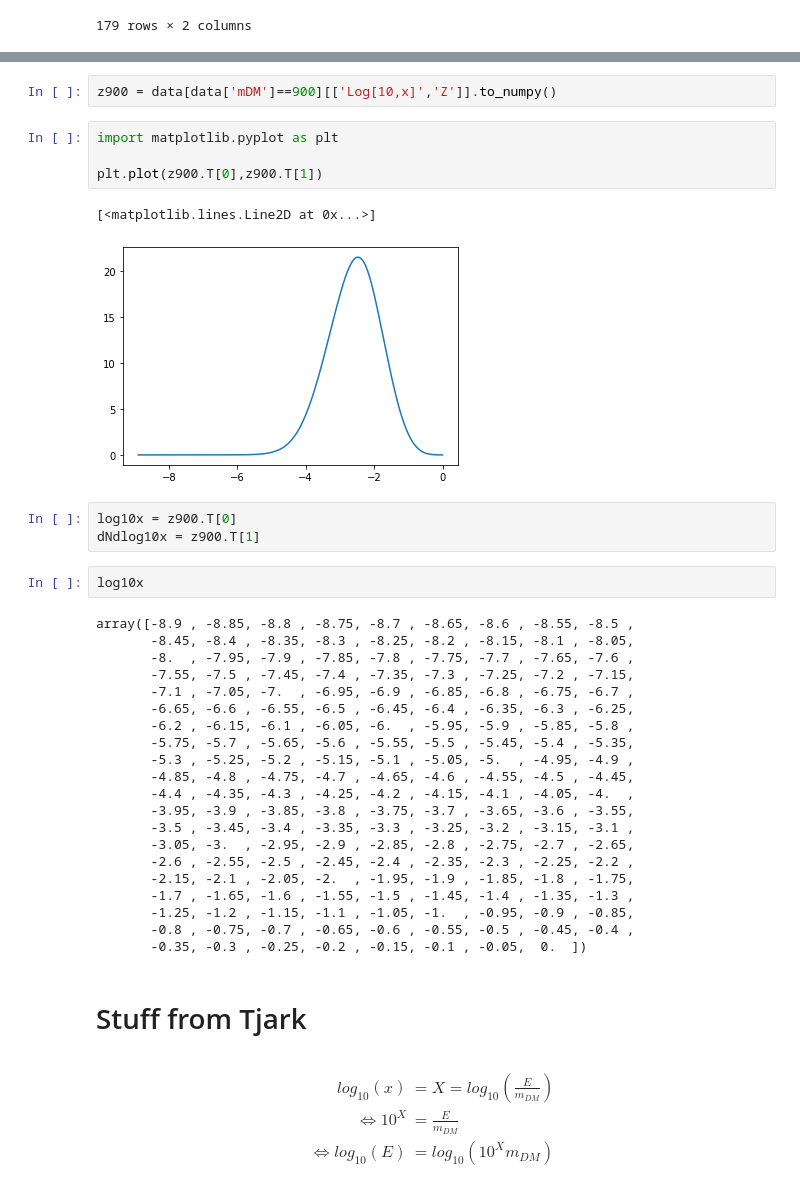
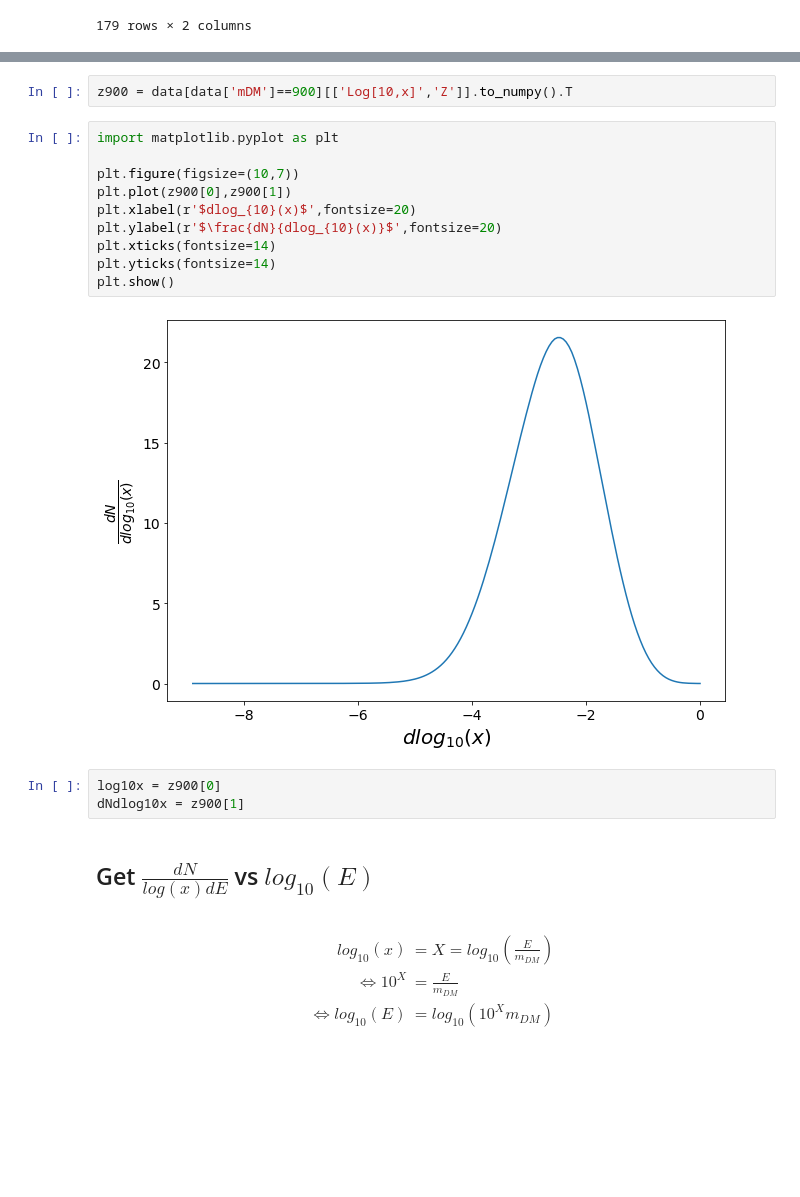
Before and after one commit to javierrico/gLike, a Jupyter notebook: DM/dNdE/dNdE .ipynb, the cells around one changed output, grey strips where cells are left out. Saved outputs shown, nothing was run; the diff lists cells and outputs as text; blank space fills up the shorter version.

```diff
--- a/DM/dNdE/dNdE .ipynb
+++ b/DM/dNdE/dNdE .ipynb
@@ -53,40 +45,22 @@ data
 # %%
-z900 = data[data['mDM']==900][['Log[10,x]','Z']].to_numpy()
+z900 = data[data['mDM']==900][['Log[10,x]','Z']].to_numpy().T
 # %%
 import matplotlib.pyplot as plt
 
-plt.plot(z900.T[0],z900.T[1])
+plt.figure(figsize=(10,7))
+plt.plot(z900[0],z900[1])
+plt.xlabel(r'$dlog_{10}(x)$',fontsize=20)
+plt.ylabel(r'$\frac{dN}{dlog_{10}(x)}$',fontsize=20)
+plt.xticks(fontsize=14)
+plt.yticks(fontsize=14)
+plt.show()
 # %% [output]
-[<matplotlib.lines.Line2D at 0x...>]
-[figure, old version]
+[figure, new version]
 # %%
-log10x = z900.T[0]
-dNdlog10x = z900.T[1]
+log10x = z900[0]
+dNdlog10x = z900[1]
-# %%
-log10x
-# %% [output]
-array([-8.9 , -8.85, -8.8 , -8.75, -8.7 , -8.65, -8.6 , -8.55, -8.5 ,
-       -8.45, -8.4 , -8.35, -8.3 , -8.25, -8.2 , -8.15, -8.1 , -8.05,
-       -8.  , -7.95, -7.9 , -7.85, -7.8 , -7.75, -7.7 , -7.65, -7.6 ,
-       -7.55, -7.5 , -7.45, -7.4 , -7.35, -7.3 , -7.25, -7.2 , -7.15,
-       -7.1 , -7.05, -7.  , -6.95, -6.9 , -6.85, -6.8 , -6.75, -6.7 ,
-       -6.65, -6.6 , -6.55, -6.5 , -6.45, -6.4 , -6.35, -6.3 , -6.25,
-       -6.2 , -6.15, -6.1 , -6.05, -6.  , -5.95, -5.9 , -5.85, -5.8 ,
-       -5.75, -5.7 , -5.65, -5.6 , -5.55, -5.5 , -5.45, -5.4 , -5.35,
-       -5.3 , -5.25, -5.2 , -5.15, -5.1 , -5.05, -5.  , -4.95, -4.9 ,
-       -4.85, -4.8 , -4.75, -4.7 , -4.65, -4.6 , -4.55, -4.5 , -4.45,
-       -4.4 , -4.35, -4.3 , -4.25, -4.2 , -4.15, -4.1 , -4.05, -4.  ,
-       -3.95, -3.9 , -3.85, -3.8 , -3.75, -3.7 , -3.65, -3.6 , -3.55,
-       -3.5 , -3.45, -3.4 , -3.35, -3.3 , -3.25, -3.2 , -3.15, -3.1 ,
-       -3.05, -3.  , -2.95, -2.9 , -2.85, -2.8 , -2.75, -2.7 , -2.65,
-       -2.6 , -2.55, -2.5 , -2.45, -2.4 , -2.35, -2.3 , -2.25, -2.2 ,
-       -2.15, -2.1 , -2.05, -2.  , -1.95, -1.9 , -1.85, -1.8 , -1.75,
-       -1.7 , -1.65, -1.6 , -1.55, -1.5 , -1.45, -1.4 , -1.35, -1.3 ,
-       -1.25, -1.2 , -1.15, -1.1 , -1.05, -1.  , -0.95, -0.9 , -0.85,
-       -0.8 , -0.75, -0.7 , -0.65, -0.6 , -0.55, -0.5 , -0.45, -0.4 ,
-       -0.35, -0.3 , -0.25, -0.2 , -0.15, -0.1 , -0.05,  0.  ])
 # %% [markdown]
-# Stuff from Tjark
+## Get $\frac{dN}{log(x)dE}$ vs $log_{10}(E)$
 # %% [markdown]
 \begin{align}
 log_{10}(x) &= X = log_{10}(\frac{E}{m_{DM}}) \\
```
Also changed, not shown: parts of 14 cells of this notebook.
